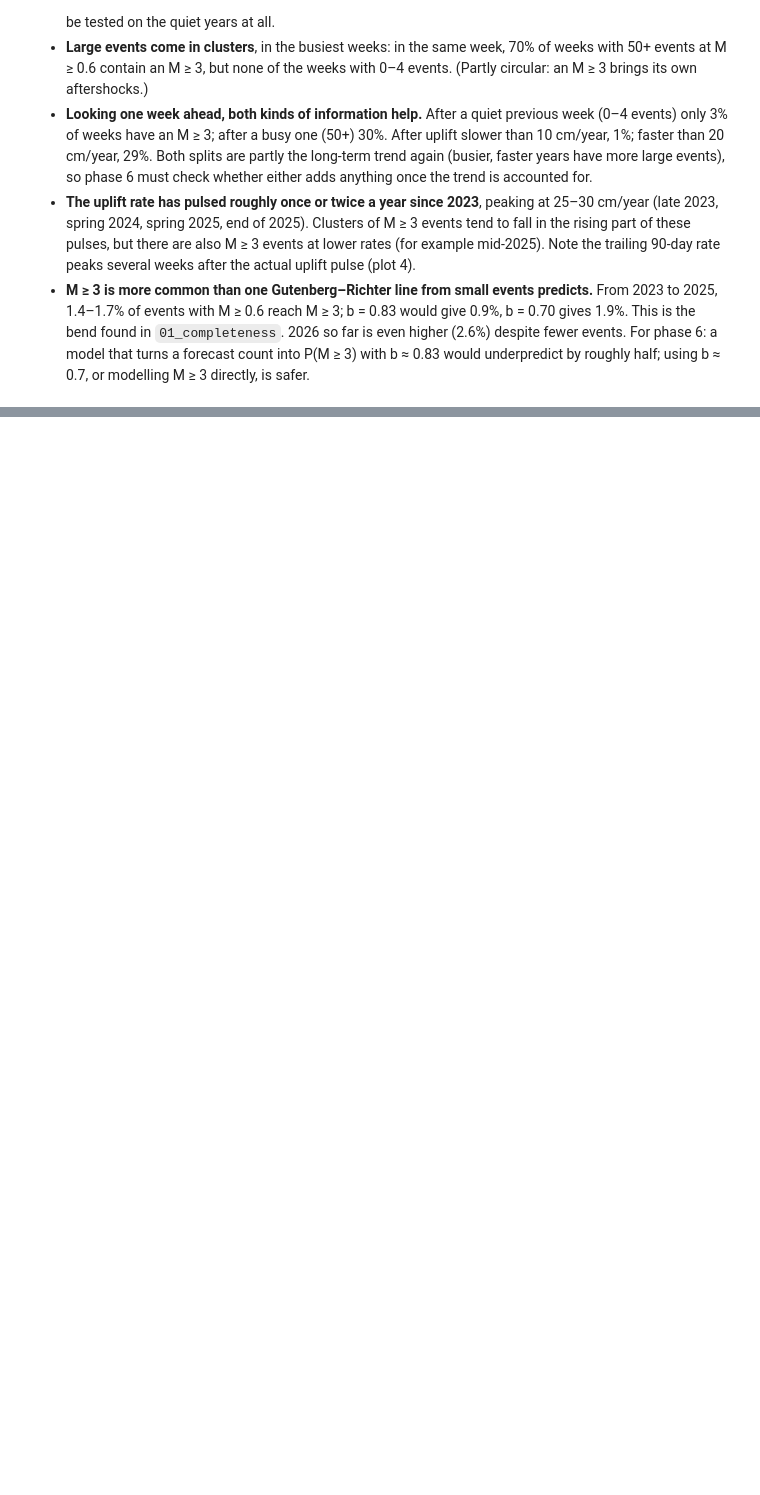
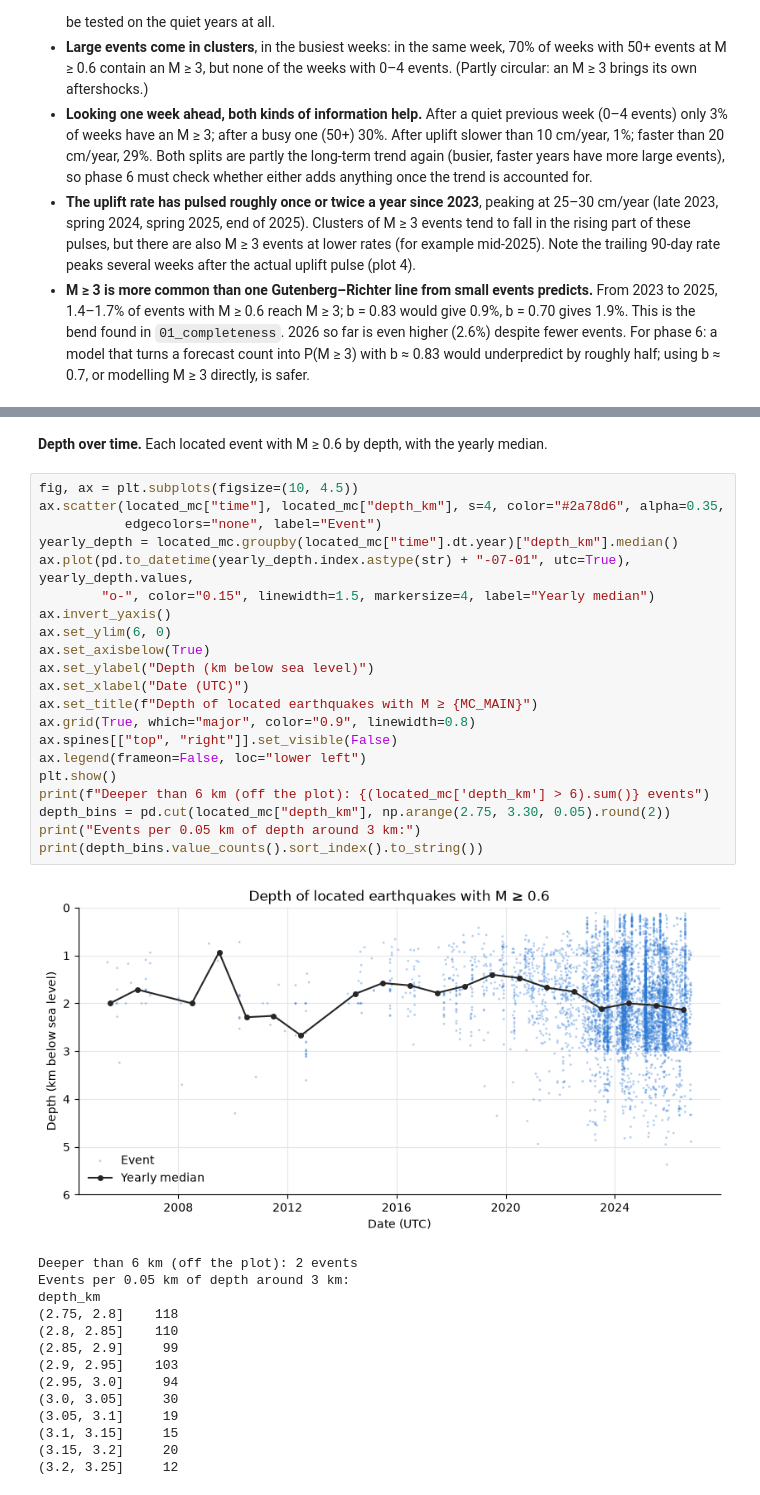
Before and after one commit to PatrickBolton/flegrei-seismicity, a Jupyter notebook: notebooks/02_explore.ipynb, the cells around one changed output, grey strips where cells are left out. Saved outputs shown, nothing was run; the diff lists cells and outputs as text; blank space fills up the shorter version.

```diff
--- a/notebooks/02_explore.ipynb
+++ b/notebooks/02_explore.ipynb
@@ -593,0 +667,38 @@ share
+# %% [markdown]
+**Depth over time.** Each located event with M ≥ 0.6 by depth, with the yearly median.
+# %%
+fig, ax = plt.subplots(figsize=(10, 4.5))
+ax.scatter(located_mc["time"], located_mc["depth_km"], s=4, color="#2a78d6", alpha=0.35,
+           edgecolors="none", label="Event")
+yearly_depth = located_mc.groupby(located_mc["time"].dt.year)["depth_km"].median()
+ax.plot(pd.to_datetime(yearly_depth.index.astype(str) + "-07-01", utc=True), yearly_depth.values,
+        "o-", color="0.15", linewidth=1.5, markersize=4, label="Yearly median")
+ax.invert_yaxis()
+ax.set_ylim(6, 0)
+ax.set_axisbelow(True)
+ax.set_ylabel("Depth (km below sea level)")
+ax.set_xlabel("Date (UTC)")
+ax.set_title(f"Depth of located earthquakes with M ≥ {MC_MAIN}")
+ax.grid(True, which="major", color="0.9", linewidth=0.8)
+ax.spines[["top", "right"]].set_visible(False)
+ax.legend(frameon=False, loc="lower left")
+plt.show()
+print(f"Deeper than 6 km (off the plot): {(located_mc['depth_km'] > 6).sum()} events")
+depth_bins = pd.cut(located_mc["depth_km"], np.arange(2.75, 3.30, 0.05).round(2))
+print("Events per 0.05 km of depth around 3 km:")
+print(depth_bins.value_counts().sort_index().to_string())
+# %% [output]
+[figure, added]
+Deeper than 6 km (off the plot): 2 events
+Events per 0.05 km of depth around 3 km:
+depth_km
+(2.75, 2.8]    118
+(2.8, 2.85]    110
+(2.85, 2.9]     99
+(2.9, 2.95]    103
+(2.95, 3.0]     94
+(3.0, 3.05]     30
+(3.05, 3.1]     19
+(3.1, 3.15]     15
+(3.15, 3.2]     20
+(3.2, 3.25]     12
```
Also changed, not shown: parts of 7 cells of this notebook.
